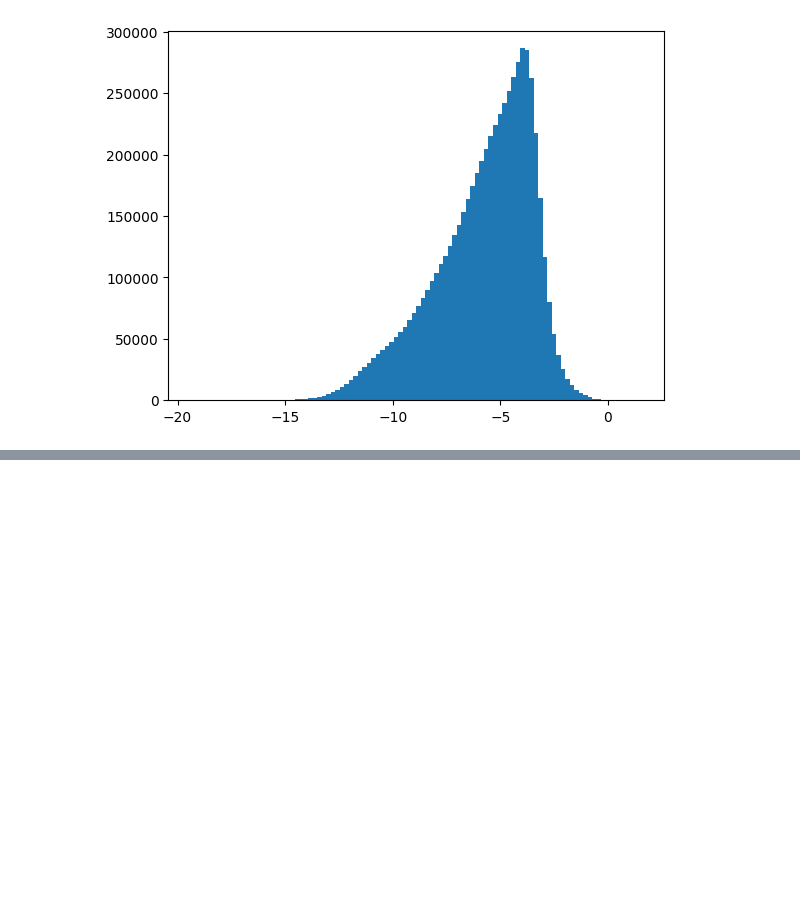
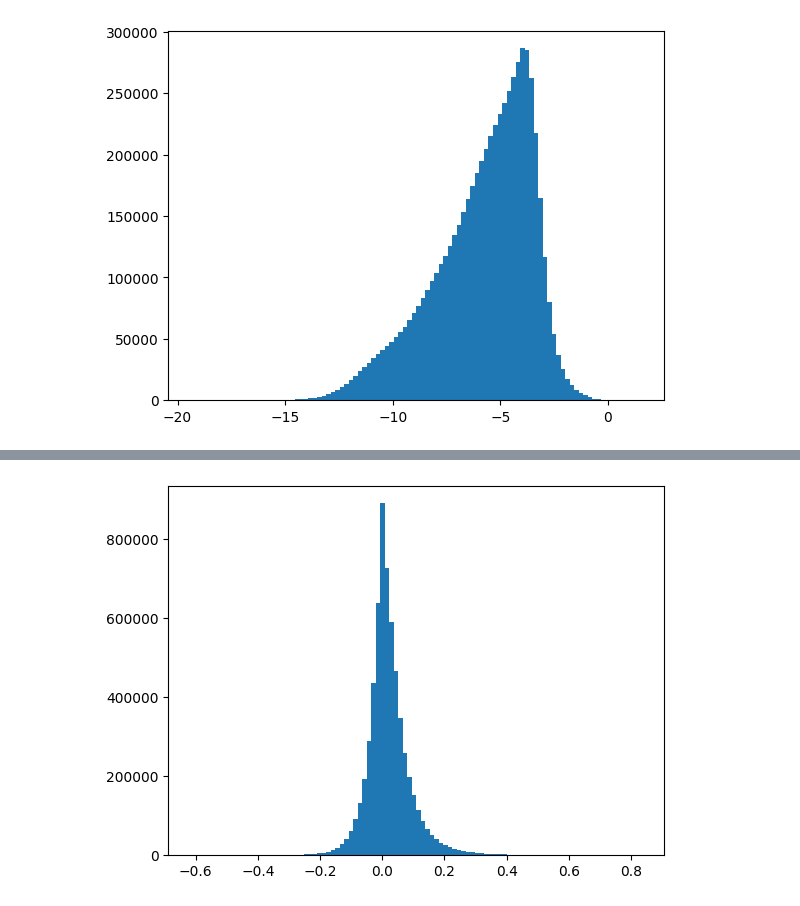
Before and after one commit to pimpale/foo, a Jupyter notebook: python/plytest/plytest.ipynb, the cells around one changed output, grey strips where cells are left out. Cells and saved outputs as stored; diff of their text form; code cells hidden in the pictures; blank space fills up the shorter version.

```diff
--- a/python/plytest/plytest.ipynb
+++ b/python/plytest/plytest.ipynb
@@ -57,0 +69,8 @@ plt.show()
+# %%
+a = np.array(plydata['vertex']['f_rest_0'])
+
+# plot histogram of rest_2
+plt.hist(a, bins=100)
+plt.show()
+# %% [output]
+[figure, added]
```
Also changed, not shown: parts of 2 cells of this notebook, 1 other file.
